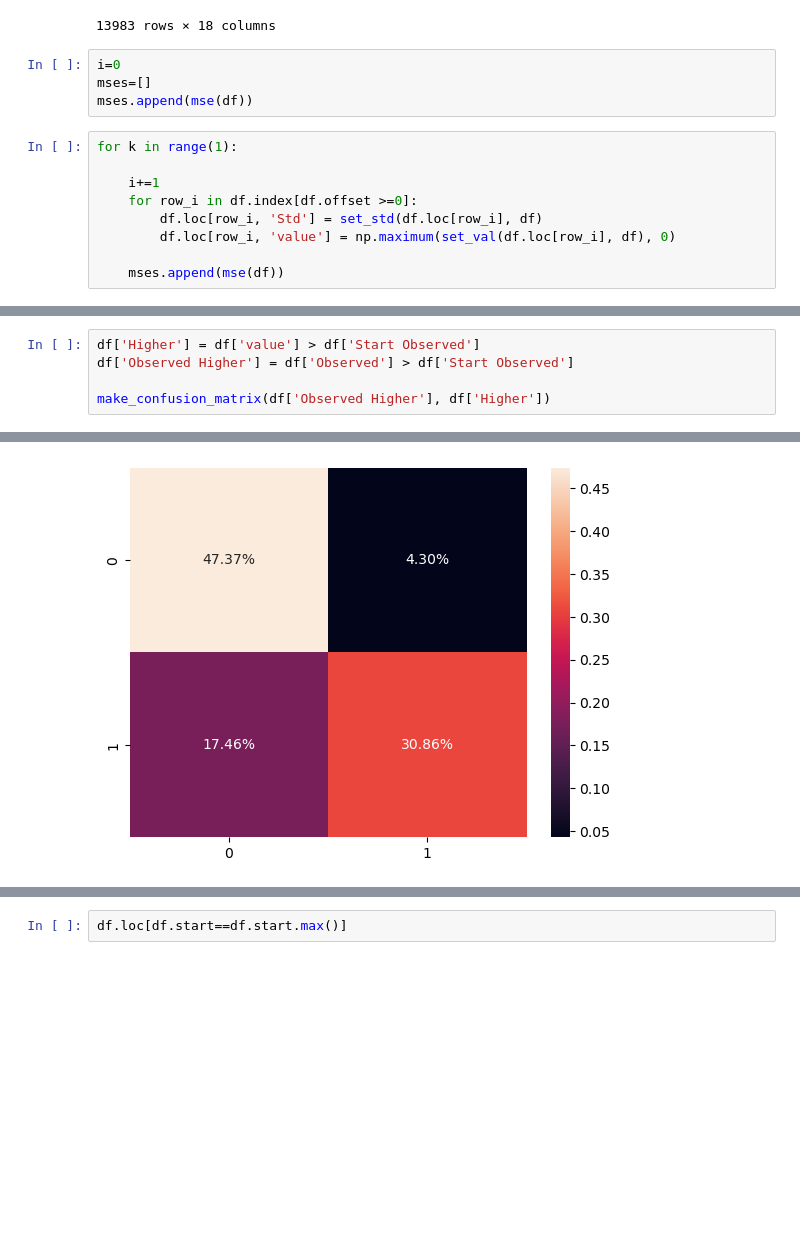
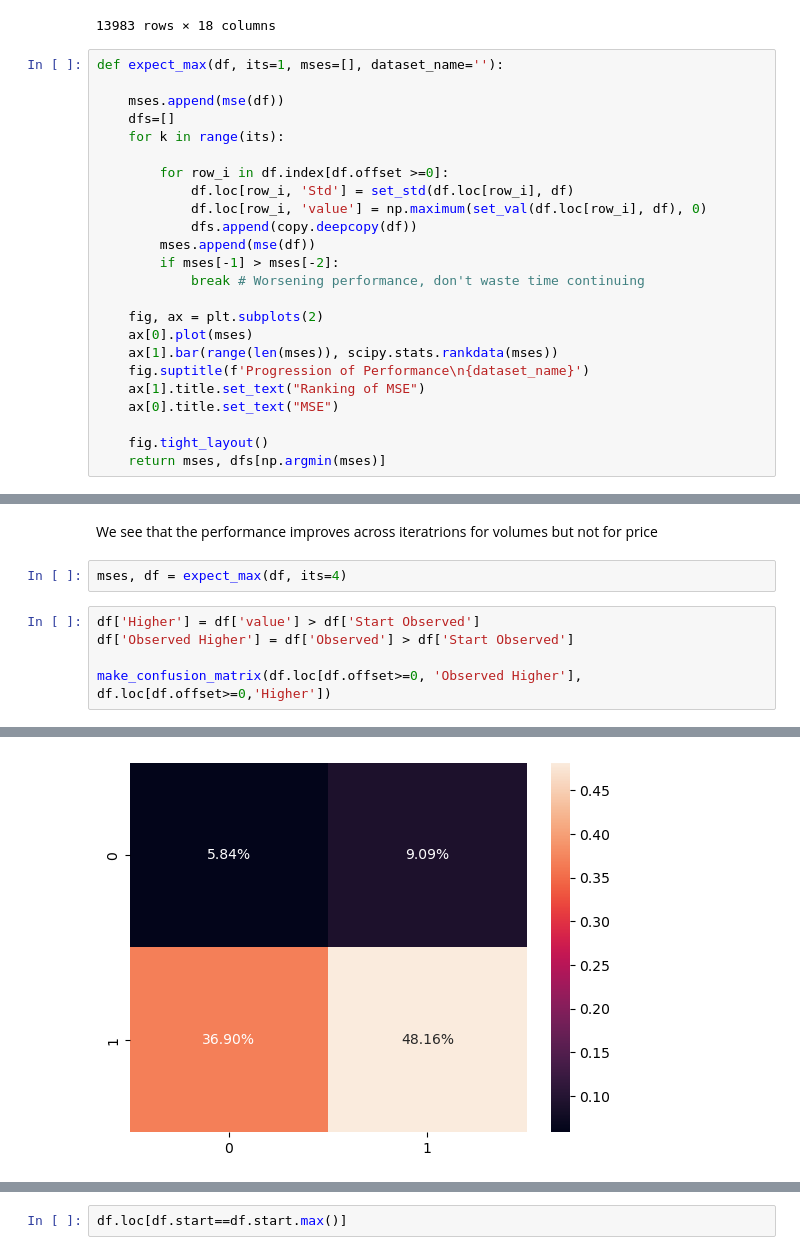
Before and after one commit to ELEN-Workshops-and-LDI/LDI-ML, a Jupyter notebook: max likelihood.ipynb, the cells around one changed output, grey strips where cells are left out. Saved outputs shown, nothing was run; the diff lists cells and outputs as text; blank space fills up the shorter version.

Commit message:
refined maximum likelihood

```diff
--- a/max likelihood.ipynb
+++ b/max likelihood.ipynb
@@ -1330,16 +1331,27 @@ df[df.offset <0]
 | 26541 | 165 | 0.0 | 0.0 | 4615.0 | 167 | -2 | 165 | 4615.0 | 136.0 | 136.0 | ... |
 | 26542 | 166 | 0.0 | 0.0 | 4630.0 | 167 | -1 | 166 | 4630.0 | 137.0 | 137.0 | ... |
 13983 rows × 18 columns
-# %%
-i=0
-mses=[]
-mses.append(mse(df))
 # %%
-for k in range(1):
-
-    i+=1
-    for row_i in df.index[df.offset >=0]:
-        df.loc[row_i, 'Std'] = set_std(df.loc[row_i], df)
-        df.loc[row_i, 'value'] = np.maximum(set_val(df.loc[row_i], df), 0)
+def expect_max(df, its=1, mses=[], dataset_name=''):
 
     mses.append(mse(df))
+    dfs=[]
+    for k in range(its):
+
+        for row_i in df.index[df.offset >=0]:
+            df.loc[row_i, 'Std'] = set_std(df.loc[row_i], df)
+            df.loc[row_i, 'value'] = np.maximum(set_val(df.loc[row_i], df), 0)
+            dfs.append(copy.deepcopy(df))
+        mses.append(mse(df))
+        if mses[-1] > mses[-2]:
+            break # Worsening performance, don't waste time continuing
+
+    fig, ax = plt.subplots(2)
+    ax[0].plot(mses)
+    ax[1].bar(range(len(mses)), scipy.stats.rankdata(mses))
+    fig.suptitle(f'Progression of Performance\n{dataset_name}')
+    ax[1].title.set_text("Ranking of MSE")
+    ax[0].title.set_text("MSE")
+
+    fig.tight_layout()
+    return mses, dfs[np.argmin(mses)]
@@ -1377,6 +1369,10 @@ fig.tight_layout()
+# %% [markdown]
+We see that the performance improves across iteratrions for volumes but not for price
+# %%
+mses, df = expect_max(df, its=4)
 # %%
 df['Higher'] = df['value'] > df['Start Observed']
 df['Observed Higher'] = df['Observed'] > df['Start Observed']
 
-make_confusion_matrix(df['Observed Higher'], df['Higher'])
+make_confusion_matrix(df.loc[df.offset>=0, 'Observed Higher'], df.loc[df.offset>=0,'Higher'])
 # %% [output]
@@ -1383 +1389 @@ make_confusion_matrix(df['Observed Higher'], df['Higher'])
-[figure, old version]
+[figure, new version]
```
Also changed, not shown: parts of 23 cells of this notebook, 5 other files.
